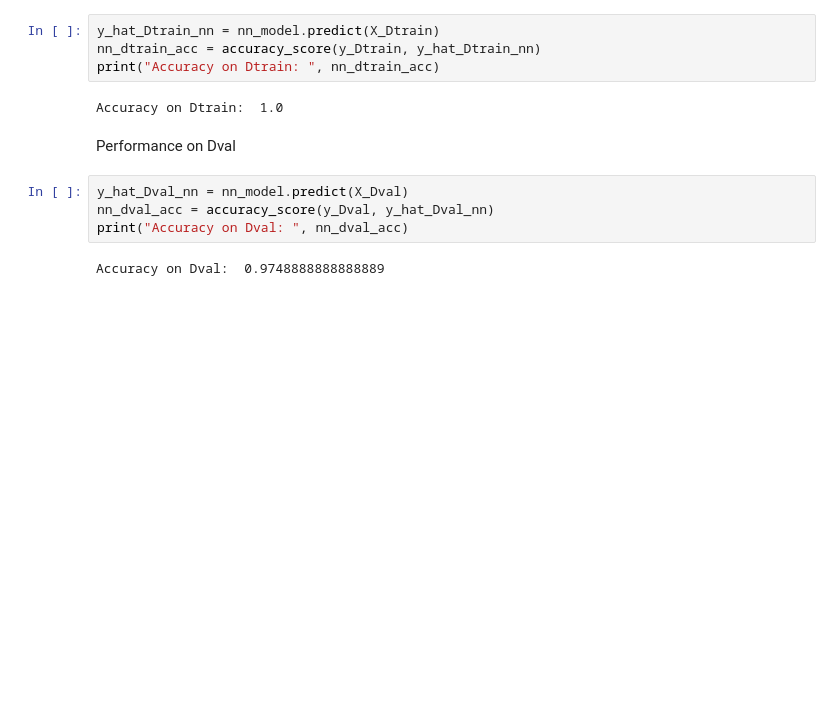
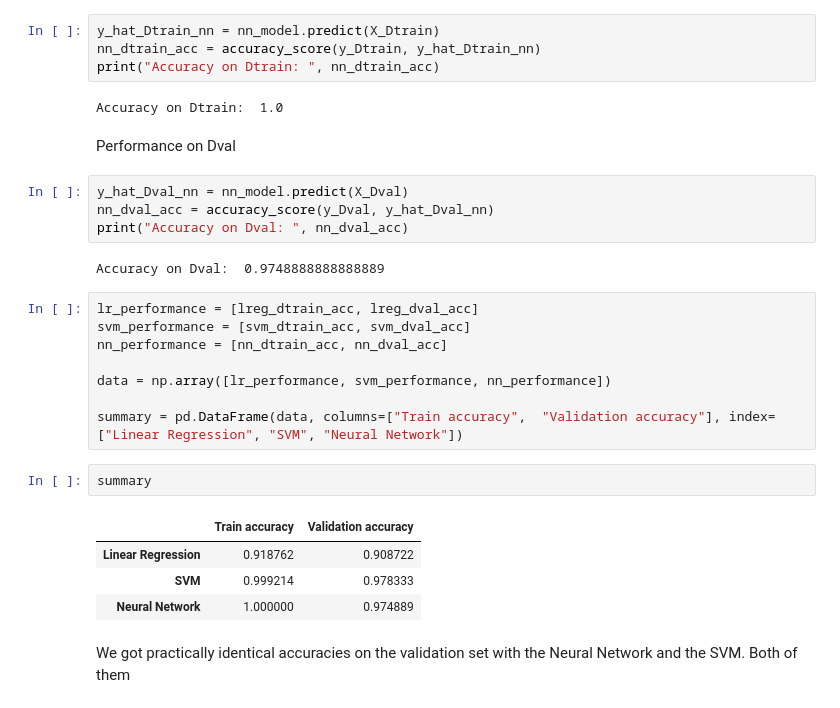
Before and after one commit to caiotda/MAC0460, a Jupyter notebook: EPs/EP4/ep4.ipynb, the cells around one changed output. Cells and saved outputs as stored; diff of their text form; blank space fills up the shorter version.

Commit message:
feat: adds section3
- includes summary table with performance of each model on
train/validation set

Signed-off-by: Caio Andrade <caiotdandrade@gmail.com>

```diff
--- a/EPs/EP4/ep4.ipynb
+++ b/EPs/EP4/ep4.ipynb
@@ -303,3 +306,20 @@ nn_dval_acc = accuracy_score(y_Dval, y_hat_Dval_nn)
 print("Accuracy on Dval: ", nn_dval_acc)
 # %% [output]
 Accuracy on Dval:  0.9748888888888889
+# %%
+lr_performance = [lreg_dtrain_acc, lreg_dval_acc]
+svm_performance = [svm_dtrain_acc, svm_dval_acc]
+nn_performance = [nn_dtrain_acc, nn_dval_acc]
+
+data = np.array([lr_performance, svm_performance, nn_performance])
+
+summary = pd.DataFrame(data, columns=["Train accuracy",  "Validation accuracy"], index=["Linear Regression", "SVM", "Neural Network"])
+# %%
+summary
+# %% [output]
+|  | Train accuracy | Validation accuracy |
+| Linear Regression | 0.918762 | 0.908722 |
+| SVM | 0.999214 | 0.978333 |
+| Neural Network | 1.000000 | 0.974889 |
+# %% [markdown]
+We got practically identical accuracies on the validation set with the Neural Network and the SVM. Both of them
```
Also changed, not shown: parts of 1 cell of this notebook.
